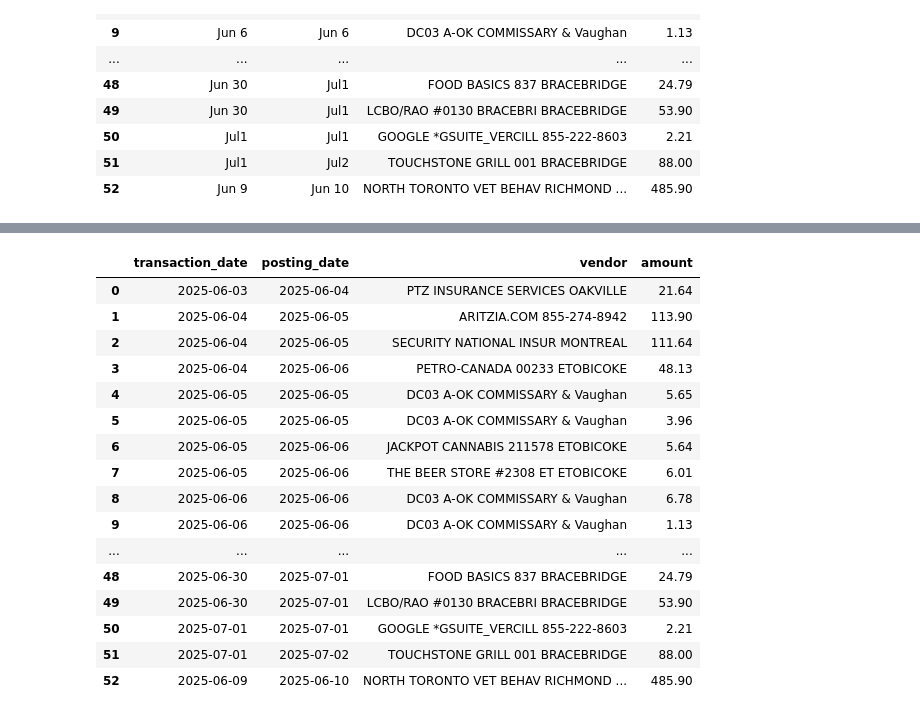
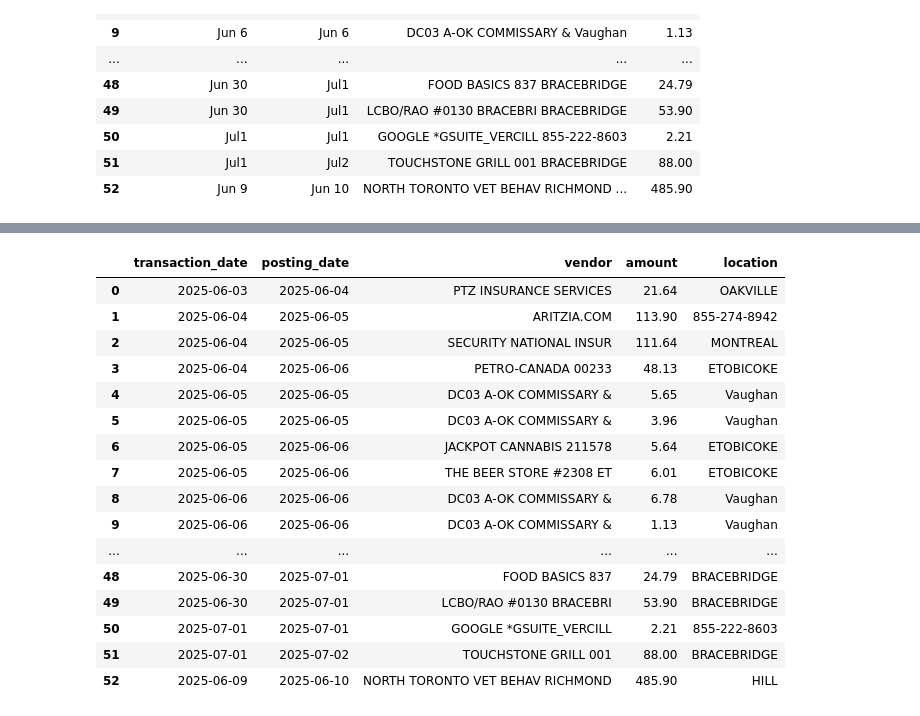
Before and after one commit to JordanVercillo/vercilloanalytics, a Jupyter notebook: projects/amex/amex_transformations_parse.ipynb, the cells around one changed output, grey strips where cells are left out. Saved outputs shown, nothing was run; the diff lists cells and outputs as text; code cells hidden in the pictures.

```diff
--- a/projects/amex/amex_transformations_parse.ipynb
+++ b/projects/amex/amex_transformations_parse.ipynb
@@ -380,3 +380,13 @@ df_export
 | 50 | Jul1 | Jul1 | GOOGLE *GSUITE_VERCILL 855-222-8603 | 2.21 |
 | 51 | Jul1 | Jul2 | TOUCHSTONE GRILL 001 BRACEBRIDGE | 88.00 |
 | 52 | Jun 9 | Jun 10 | NORTH TORONTO VET BEHAV RICHMOND ... | 485.90 |
+# %%
+# First, split vendor into 2 parts
+split_vendors = transactions_df["vendor"].str.rsplit(n=1, expand=True)
+
+# Assign back
+transactions_df["vendor"] = split_vendors[0]
+transactions_df["location"] = split_vendors[1]
+
+# Show result
+transactions_df[["vendor", "location"]]
@@ -383,50 +411,51 @@ df_export
 # %%
 from datetime import datetime
 import re
 
+
 # 1️⃣ Get year from closing date
-year = closing_dt.year
+year = closing_date.year
 
 # 2️⃣ Function to normalize and parse
 def parse_partial_date(datestr, year):
     if pd.isna(datestr):
         return None
     # Fix spacing
     datestr = re.sub(r"([A-Za-z]{3,9})(\d{1,2})", r"\1 \2", datestr)
     # Append year
     full_date_str = f"{datestr}, {year}"
     # Parse
     return datetime.strptime(full_date_str, "%b %d, %Y").date()
 
 # 3️⃣ Apply to both columns
 transactions_df["transaction_date"] = transactions_df["transaction_date"].apply(
     lambda x: parse_partial_date(x, year)
 )
 
 transactions_df["posting_date"] = transactions_df["posting_date"].apply(
     lambda x: parse_partial_date(x, year)
 )
 
 # 4️⃣ View results
 transactions_df
 # %% [output]
-|  | transaction_date | posting_date | vendor | amount |
-| 0 | 2025-06-03 | 2025-06-04 | PTZ INSURANCE SERVICES OAKVILLE | 21.64 |
-| 1 | 2025-06-04 | 2025-06-05 | ARITZIA.COM 855-274-8942 | 113.90 |
-| 2 | 2025-06-04 | 2025-06-05 | SECURITY NATIONAL INSUR MONTREAL | 111.64 |
-| 3 | 2025-06-04 | 2025-06-06 | PETRO-CANADA 00233 ETOBICOKE | 48.13 |
-| 4 | 2025-06-05 | 2025-06-05 | DC03 A-OK COMMISSARY & Vaughan | 5.65 |
-| 5 | 2025-06-05 | 2025-06-05 | DC03 A-OK COMMISSARY & Vaughan | 3.96 |
-| 6 | 2025-06-05 | 2025-06-06 | JACKPOT CANNABIS 211578 ETOBICOKE | 5.64 |
-| 7 | 2025-06-05 | 2025-06-06 | THE BEER STORE #2308 ET ETOBICOKE | 6.01 |
-| 8 | 2025-06-06 | 2025-06-06 | DC03 A-OK COMMISSARY & Vaughan | 6.78 |
-| 9 | 2025-06-06 | 2025-06-06 | DC03 A-OK COMMISSARY & Vaughan | 1.13 |
-| ... | ... | ... | ... | ... |
-| 48 | 2025-06-30 | 2025-07-01 | FOOD BASICS 837 BRACEBRIDGE | 24.79 |
-| 49 | 2025-06-30 | 2025-07-01 | LCBO/RAO #0130 BRACEBRI BRACEBRIDGE | 53.90 |
-| 50 | 2025-07-01 | 2025-07-01 | GOOGLE *GSUITE_VERCILL 855-222-8603 | 2.21 |
-| 51 | 2025-07-01 | 2025-07-02 | TOUCHSTONE GRILL 001 BRACEBRIDGE | 88.00 |
-| 52 | 2025-06-09 | 2025-06-10 | NORTH TORONTO VET BEHAV RICHMOND ... | 485.90 |
+|  | transaction_date | posting_date | vendor | amount | location |
+| 0 | 2025-06-03 | 2025-06-04 | PTZ INSURANCE SERVICES | 21.64 | OAKVILLE |
+| 1 | 2025-06-04 | 2025-06-05 | ARITZIA.COM | 113.90 | 855-274-8942 |
+| 2 | 2025-06-04 | 2025-06-05 | SECURITY NATIONAL INSUR | 111.64 | MONTREAL |
+| 3 | 2025-06-04 | 2025-06-06 | PETRO-CANADA 00233 | 48.13 | ETOBICOKE |
+| 4 | 2025-06-05 | 2025-06-05 | DC03 A-OK COMMISSARY & | 5.65 | Vaughan |
+| 5 | 2025-06-05 | 2025-06-05 | DC03 A-OK COMMISSARY & | 3.96 | Vaughan |
+| 6 | 2025-06-05 | 2025-06-06 | JACKPOT CANNABIS 211578 | 5.64 | ETOBICOKE |
+| 7 | 2025-06-05 | 2025-06-06 | THE BEER STORE #2308 ET | 6.01 | ETOBICOKE |
+| 8 | 2025-06-06 | 2025-06-06 | DC03 A-OK COMMISSARY & | 6.78 | Vaughan |
+| 9 | 2025-06-06 | 2025-06-06 | DC03 A-OK COMMISSARY & | 1.13 | Vaughan |
+| ... | ... | ... | ... | ... | ... |
+| 48 | 2025-06-30 | 2025-07-01 | FOOD BASICS 837 | 24.79 | BRACEBRIDGE |
+| 49 | 2025-06-30 | 2025-07-01 | LCBO/RAO #0130 BRACEBRI | 53.90 | BRACEBRIDGE |
+| 50 | 2025-07-01 | 2025-07-01 | GOOGLE *GSUITE_VERCILL | 2.21 | 855-222-8603 |
+| 51 | 2025-07-01 | 2025-07-02 | TOUCHSTONE GRILL 001 | 88.00 | BRACEBRIDGE |
+| 52 | 2025-06-09 | 2025-06-10 | NORTH TORONTO VET BEHAV RICHMOND | 485.90 | HILL |
 # %%
 # Make sure your points value is numeric (not string)
 points_amount = int(total_points_earned)
```
Also changed, not shown: parts of 3 cells of this notebook.
